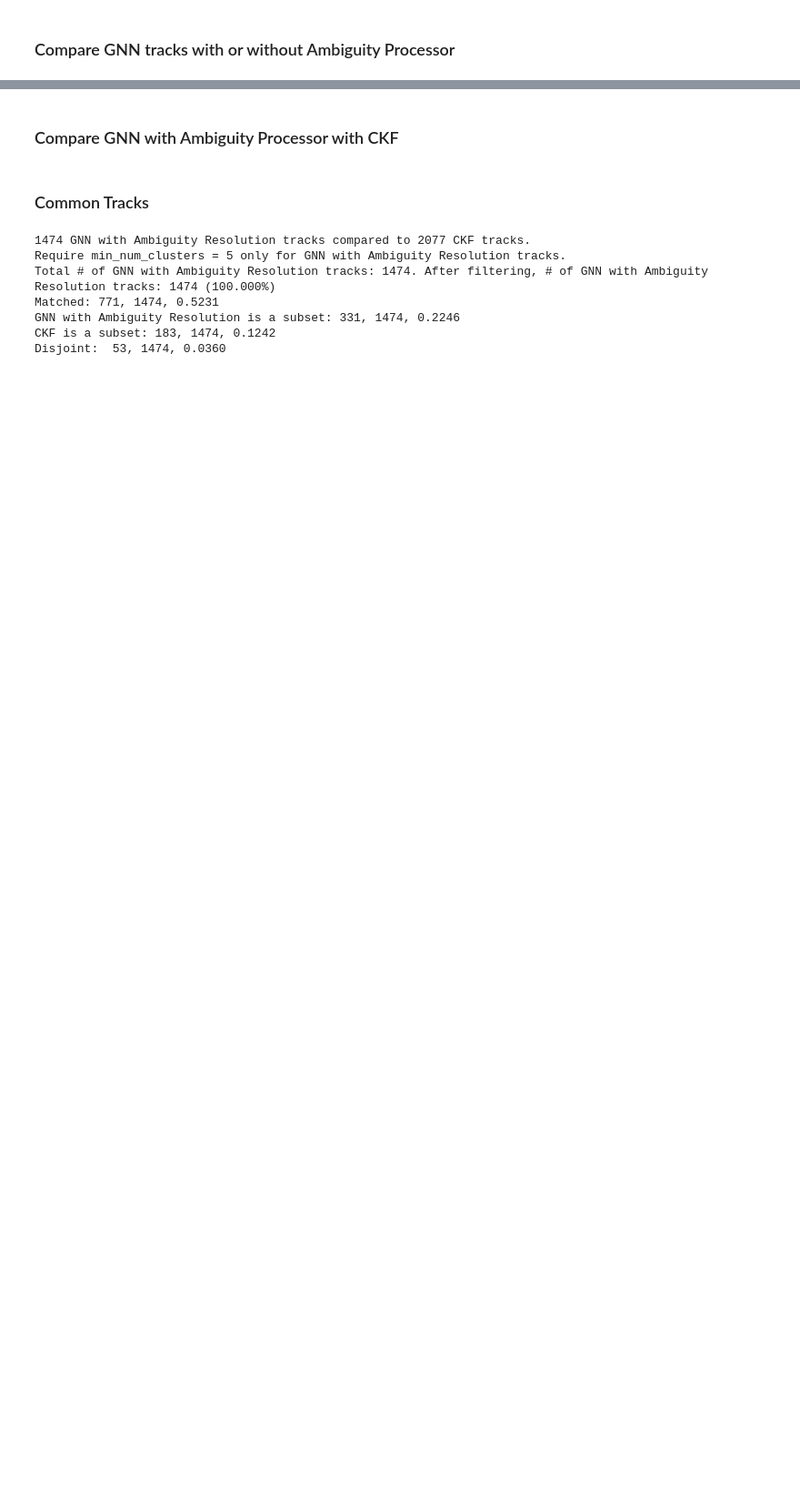
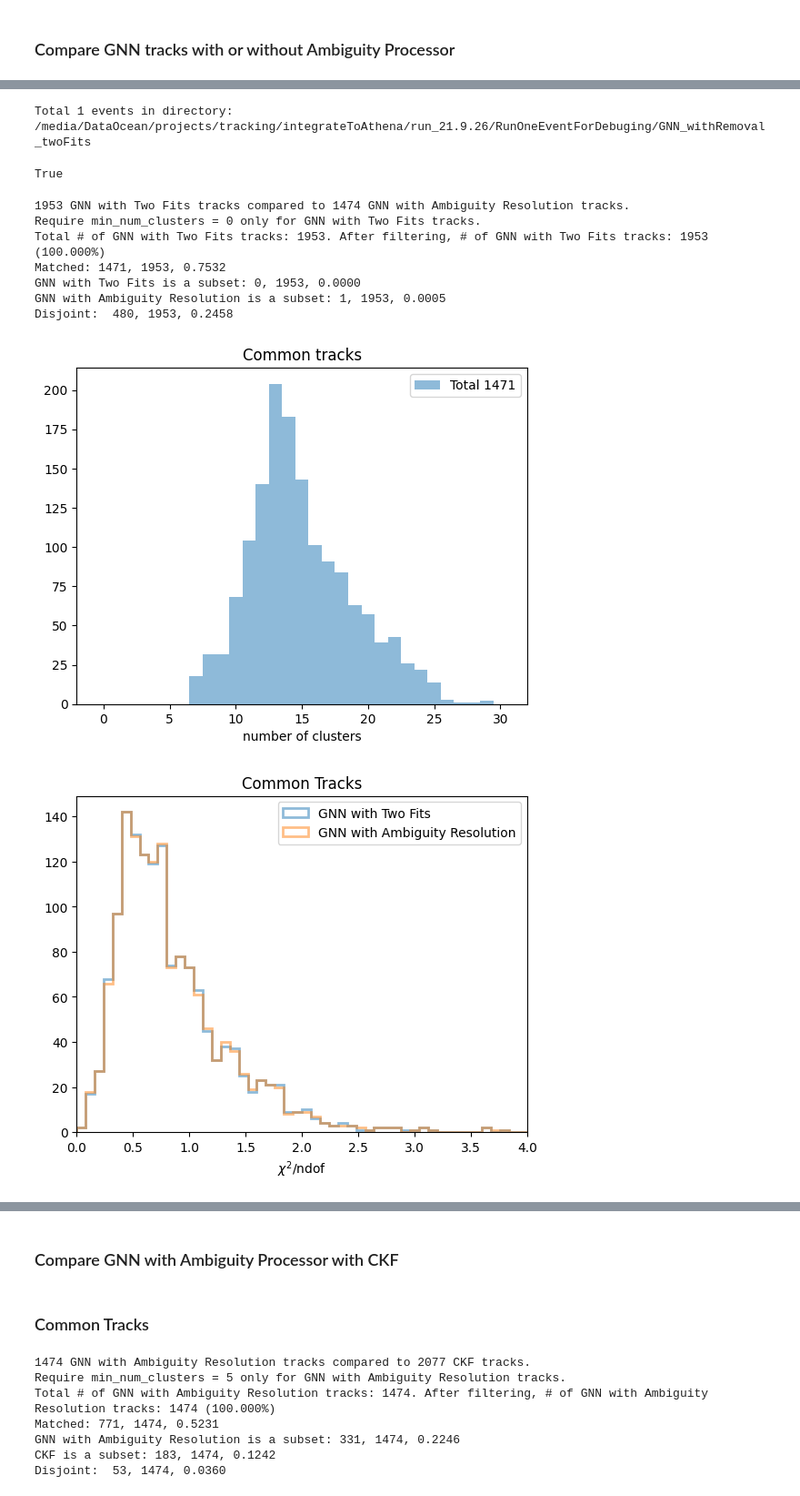
Before and after one commit to xju2/visual_tracks, a Jupyter notebook: notebooks/compare_ckf_with_GNN.ipynb, the cells around one changed output, grey strips where cells are left out. Shown at 91% size. Cells and saved outputs as stored; diff of their text form; code cells hidden in the pictures; blank space fills up the shorter version.

```diff
--- a/notebooks/compare_ckf_with_GNN.ipynb
+++ b/notebooks/compare_ckf_with_GNN.ipynb
@@ -346,0 +594,21 @@ Disjoint:  346, 1821, 0.1900
+# %%
+gnn_twofits_basedir = "/media/DataOcean/projects/tracking/integrateToAthena/run_21.9.26/RunOneEventForDebuging/GNN_withRemoval_twoFits"
+gnn_twofits = AthenaRawDataReader(gnn_twofits_basedir, overwrite=False, name="GNN with Two Fits")
+gnn_twofits.read(evtid)
+# %% [output]
+Total 1 events in directory: /media/DataOcean/projects/tracking/integrateToAthena/run_21.9.26/RunOneEventForDebuging/GNN_withRemoval_twoFits
+True
+# %%
+gnn_cmp_2fits_ambig = TrackAlgComparator(gnn_twofits, gnn_withAmbig_reader, min_reco_clusters=0)
+# %%
+_ = gnn_cmp_2fits_ambig.plot_common_tracks()
+# %% [output]
+1953 GNN with Two Fits tracks compared to 1474 GNN with Ambiguity Resolution tracks.
+Require min_num_clusters = 0 only for GNN with Two Fits tracks.
+Total # of GNN with Two Fits tracks: 1953. After filtering, # of GNN with Two Fits tracks: 1953 (100.000%)
+Matched: 1471, 1953, 0.7532
+GNN with Two Fits is a subset: 0, 1953, 0.0000
+GNN with Ambiguity Resolution is a subset: 1, 1953, 0.0005
+Disjoint:  480, 1953, 0.2458
+[figure, added]
+[figure, added]
```
Also changed, not shown: parts of 40 cells of this notebook.
